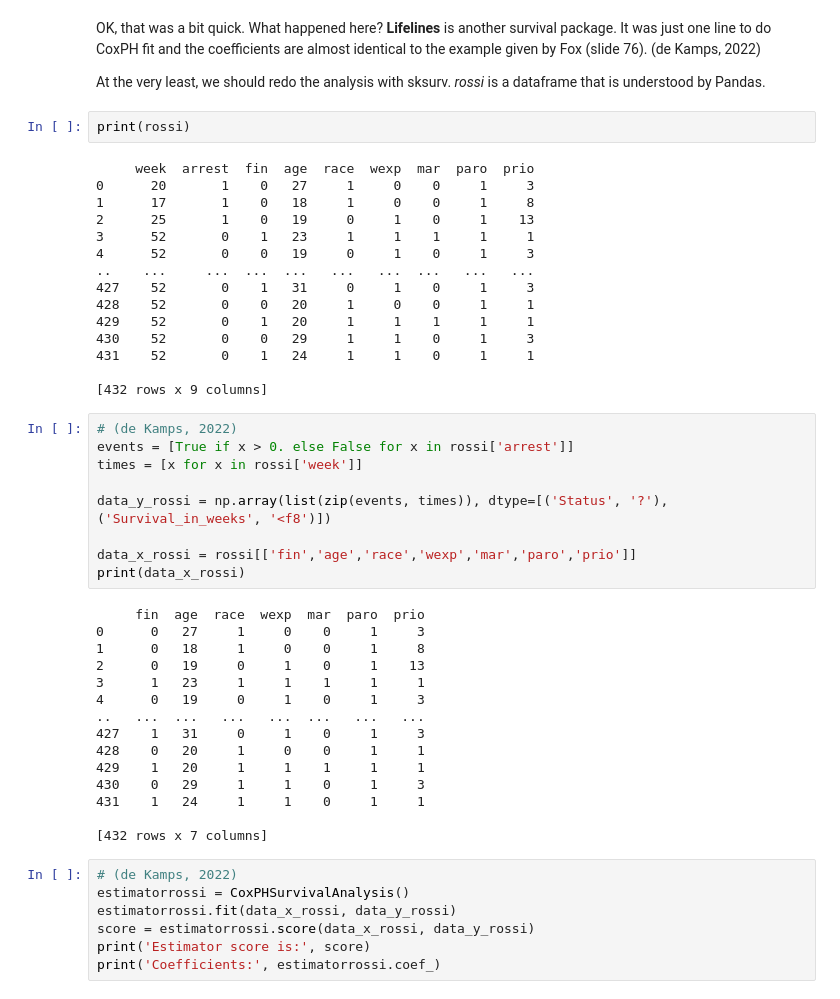
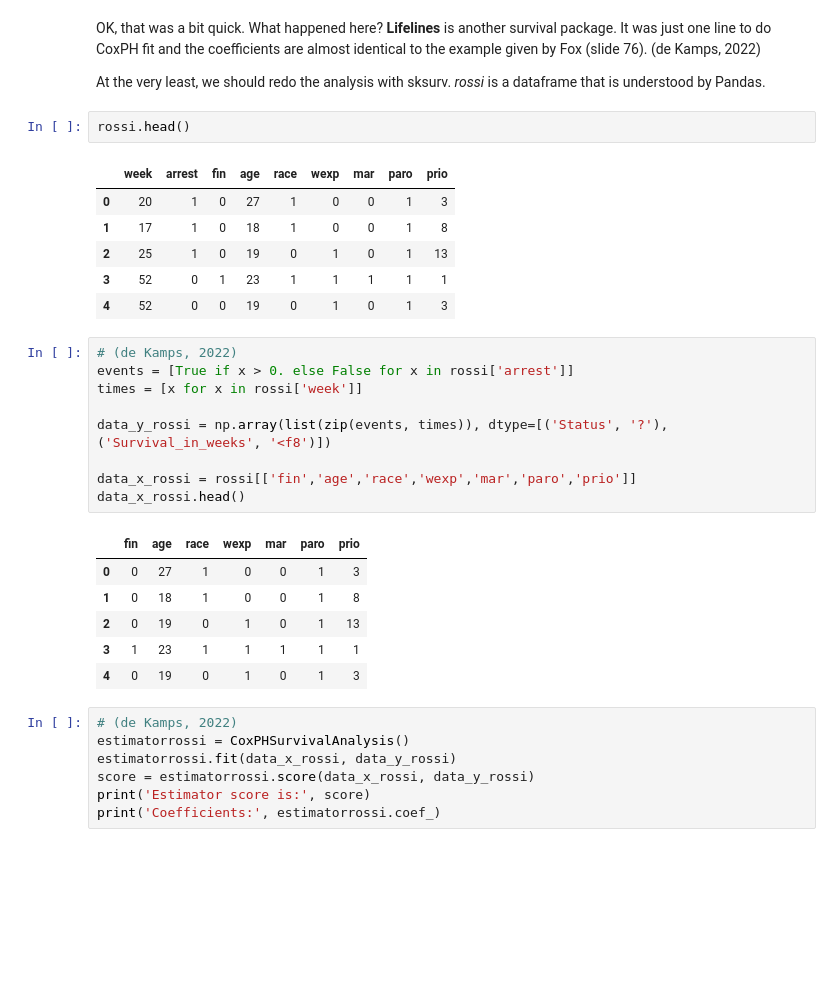
Before and after one commit to omariosc/survival-analysis, a Jupyter notebook: code.ipynb, the cells around one changed output. Saved outputs shown, nothing was run; the diff lists cells and outputs as text; blank space fills up the shorter version.

```diff
--- a/code.ipynb
+++ b/code.ipynb
@@ -685,23 +642,15 @@ cph.print_summary(columns=["coef", "se(coef)", "p"])
 OK, that was a bit quick. What happened here? **Lifelines** is another survival package. It was just one line to do CoxPH fit and the coefficients are almost identical to the example given by Fox (slide 76). (de Kamps, 2022)
 
 At the very least, we should redo the analysis with sksurv. *rossi* is a dataframe that is understood by Pandas.
-# %%
-print(rossi)
-# %% [output]
-     week  arrest  fin  age  race  wexp  mar  paro  prio
-0      20       1    0   27     1     0    0     1     3
-1      17       1    0   18     1     0    0     1     8
-2      25       1    0   19     0     1    0     1    13
-3      52       0    1   23     1     1    1     1     1
-4      52       0    0   19     0     1    0     1     3
-..    ...     ...  ...  ...   ...   ...  ...   ...   ...
-427    52       0    1   31     0     1    0     1     3
-428    52       0    0   20     1     0    0     1     1
-429    52       0    1   20     1     1    1     1     1
-430    52       0    0   29     1     1    0     1     3
-431    52       0    1   24     1     1    0     1     1
-
-[432 rows x 9 columns]
+# %%
+rossi.head()
+# %% [output]
+|  | week | arrest | fin | age | race | wexp | mar | paro | prio |
+| 0 | 20 | 1 | 0 | 27 | 1 | 0 | 0 | 1 | 3 |
+| 1 | 17 | 1 | 0 | 18 | 1 | 0 | 0 | 1 | 8 |
+| 2 | 25 | 1 | 0 | 19 | 0 | 1 | 0 | 1 | 13 |
+| 3 | 52 | 0 | 1 | 23 | 1 | 1 | 1 | 1 | 1 |
+| 4 | 52 | 0 | 0 | 19 | 0 | 1 | 0 | 1 | 3 |
 # %%
 # (de Kamps, 2022)
 events = [True if x > 0. else False for x in rossi['arrest']]
@@ -710,22 +659,14 @@ times = [x for x in rossi['week']]
 data_y_rossi = np.array(list(zip(events, times)), dtype=[('Status', '?'), ('Survival_in_weeks', '<f8')])
 
 data_x_rossi = rossi[['fin','age','race','wexp','mar','paro','prio']]
-print(data_x_rossi)
+data_x_rossi.head()
 # %% [output]
-     fin  age  race  wexp  mar  paro  prio
-0      0   27     1     0    0     1     3
-1      0   18     1     0    0     1     8
-2      0   19     0     1    0     1    13
-3      1   23     1     1    1     1     1
-4      0   19     0     1    0     1     3
-..   ...  ...   ...   ...  ...   ...   ...
-427    1   31     0     1    0     1     3
-428    0   20     1     0    0     1     1
-429    1   20     1     1    1     1     1
-430    0   29     1     1    0     1     3
-431    1   24     1     1    0     1     1
-
-[432 rows x 7 columns]
+|  | fin | age | race | wexp | mar | paro | prio |
+| 0 | 0 | 27 | 1 | 0 | 0 | 1 | 3 |
+| 1 | 0 | 18 | 1 | 0 | 0 | 1 | 8 |
+| 2 | 0 | 19 | 0 | 1 | 0 | 1 | 13 |
+| 3 | 1 | 23 | 1 | 1 | 1 | 1 | 1 |
+| 4 | 0 | 19 | 0 | 1 | 0 | 1 | 3 |
 # %%
 # (de Kamps, 2022)
 estimatorrossi = CoxPHSurvivalAnalysis()
```
Also changed, not shown: parts of 35 cells of this notebook.
